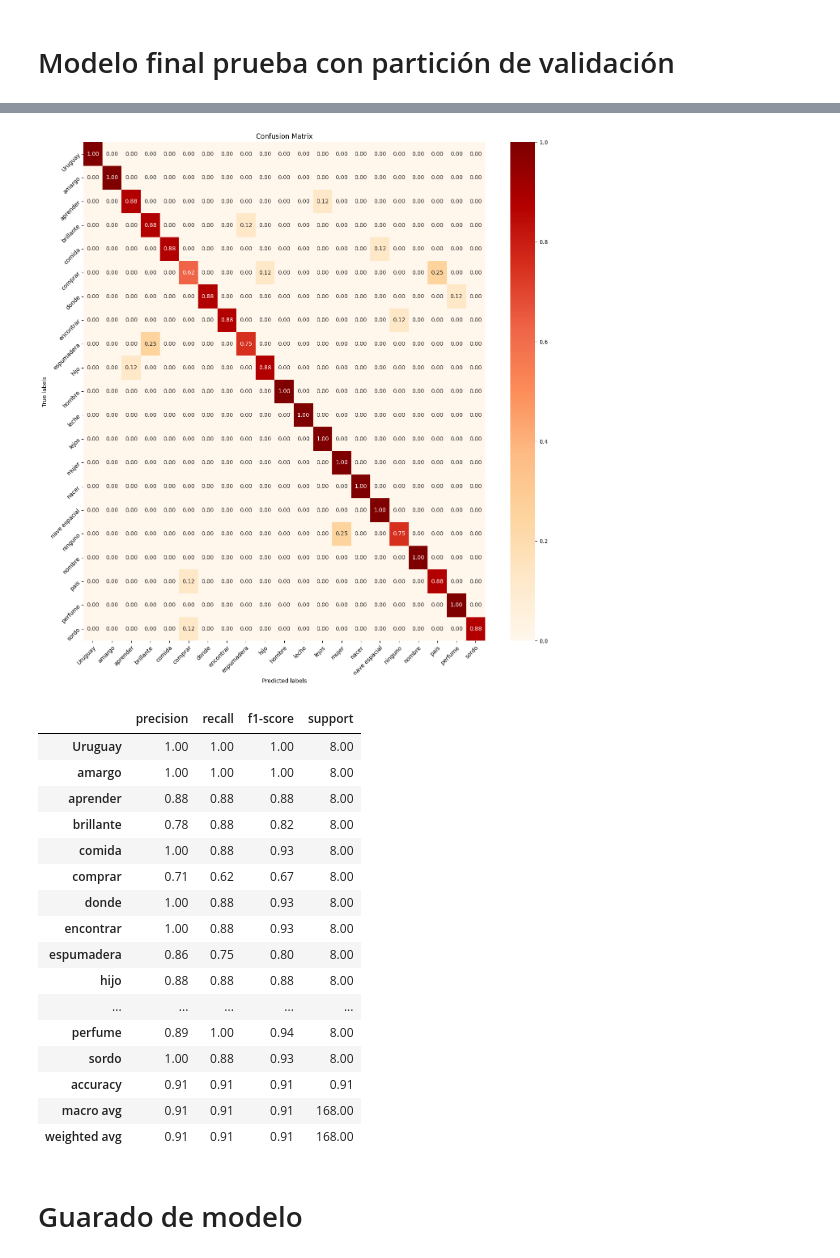
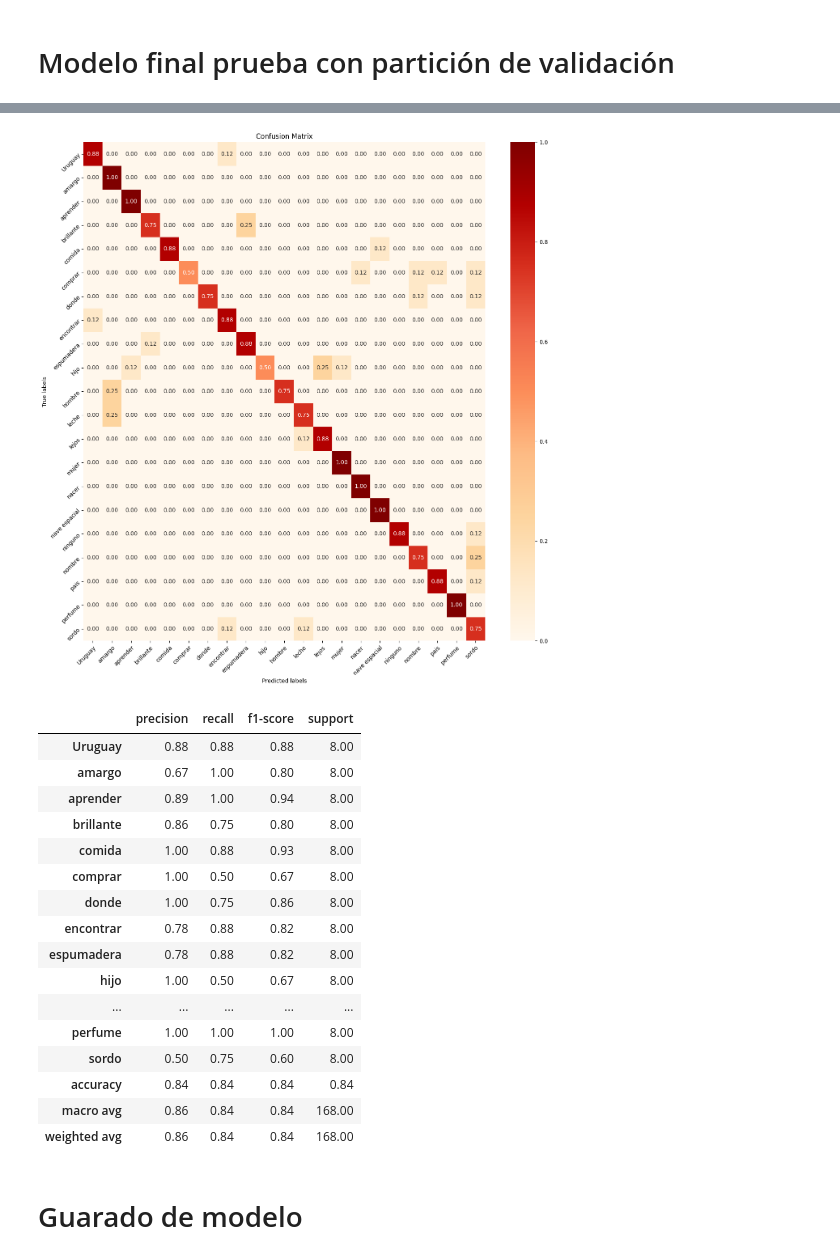
Before and after one commit to facundoRecabarren/Modelos_TesisLSA, a Jupyter notebook: Notebooks/Lengua_Seña_CLF/02_modelado/13_RNN_LSTM.ipynb, the cells around one changed output, grey strips where cells are left out. Cells and saved outputs as stored; diff of their text form; code cells hidden in the pictures.

Commit message:
se añade 'optimizacion' de notebooks que trabajan sobre RNN (LSTM y GRU)

```diff
--- a/Notebooks/Lengua_Seña_CLF/02_modelado/13_RNN_LSTM.ipynb
+++ b/Notebooks/Lengua_Seña_CLF/02_modelado/13_RNN_LSTM.ipynb
@@ -564,0 +566,29 @@ Wall time: 0 ns
+# %%
+# %%time
+if OPTIMIZAR:
+    param_grid = {
+        'neurons_input': [64, 128, 256],
+        'activation': ['tanh'], #dejo tanh para el uso de la gpu
+        'learning_rate': [0.001, 0.01],
+    }
+
+    opt_model_1 = build_model_for_optimization(param_grid['neurons_input'][0], 'tanh', param_grid['learning_rate'][0])
+    opt_model_1.fit(X_train, to_one_hot_encoding(y_train), epochs=200, callbacks=esLoss)
+
+    opt_model_2 = build_model_for_optimization(param_grid['neurons_input'][1], 'tanh', param_grid['learning_rate'][1])
+    opt_model_2.fit(X_train, to_one_hot_encoding(y_train), epochs=200, callbacks=esLoss)
+
+    opt_model_3 = build_model_for_optimization(param_grid['neurons_input'][2], 'tanh', param_grid['learning_rate'][0])
+    opt_model_3.fit(X_train, to_one_hot_encoding(y_train), epochs=200, callbacks=esLoss)
+
+    opt_model_4 = build_model_for_optimization(param_grid['neurons_input'][0], 'tanh', param_grid['learning_rate'][1])
+    opt_model_4.fit(X_train, to_one_hot_encoding(y_train), epochs=200, callbacks=esLoss)
+
+    opt_model_5 = build_model_for_optimization(param_grid['neurons_input'][1], 'tanh', param_grid['learning_rate'][0])
+    opt_model_5.fit(X_train, to_one_hot_encoding(y_train), epochs=200, callbacks=esLoss)
+
+    opt_model_6 = build_model_for_optimization(param_grid['neurons_input'][2], 'tanh', param_grid['learning_rate'][1])
+    opt_model_6.fit(X_train, to_one_hot_encoding(y_train), epochs=200, callbacks=esLoss)
+
+    # Imprimir los mejores hiperparámetros encontrados
+    print("Mejores hiperparámetros encontrados:")
@@ -596,9 +744,3 @@ Término de regularización L1 (Lasso) aplicado a los pesos de los nodos del ár
 Término de regularización L2 (Ridge) aplicado a los pesos de los nodos del árbol. Un valor más alto impone una mayor regularización.
 # %% [markdown]
 ## Probamos mejores hiperparametros
-# %%
-if not best_params:
-    best_params = {'subsample': 0.7, 'reg_lambda': 0.0, 'reg_alpha': 0.1, 'n_estimators': 400, 'min_child_weight': 4, 'max_depth': 5, 'learning_rate': 0.2, 'colsample_bytree': 0.7}
-
-modelxgb_opt = xgb.XGBClassifier(**best_params)
-modelxgb_opt.fit(X_train,y_train)
@@ -627,0 +747,8 @@ test_xgb
+# %%
+# Los parametros enviados a build_model_for_optimization(), son los que llevaron al mejor valor en las tablas de la celda anterior
+model_LSTM_opt = build_model_for_optimization(param_grid['neurons_input'][1], 'tanh', param_grid['learning_rate'][0])
+one_hot_encoded_y = to_one_hot_encoding(y_train)
+model_LSTM_opt.fit(X_train,
+                   one_hot_encoded_y,
+                   epochs = 300,
+                   callbacks=esLoss)
@@ -666,28 +823,28 @@ test_xgb
 # %%
-plot_matrix_confusion(X_valid,y_valid,le,modelxgb_opt)
+plot_matrix_confusion(X_valid, y_valid, le, model_LSTM_opt)
 # %% [output]
-[figure, old version]
+[figure, new version]
 # %%
-y_pred = modelxgb_opt.predict(X_valid)
+y_pred = [np.argmax(i) for i in model_LSTM_opt.predict(X_valid)]
 reporting_table(y_valid,y_pred,le)
 # %% [output]
 |  | precision | recall | f1-score | support |
-| Uruguay | 1.00 | 1.00 | 1.00 | 8.00 |
-| amargo | 1.00 | 1.00 | 1.00 | 8.00 |
-| aprender | 0.88 | 0.88 | 0.88 | 8.00 |
-| brillante | 0.78 | 0.88 | 0.82 | 8.00 |
+| Uruguay | 0.88 | 0.88 | 0.88 | 8.00 |
+| amargo | 0.67 | 1.00 | 0.80 | 8.00 |
+| aprender | 0.89 | 1.00 | 0.94 | 8.00 |
+| brillante | 0.86 | 0.75 | 0.80 | 8.00 |
 | comida | 1.00 | 0.88 | 0.93 | 8.00 |
-| comprar | 0.71 | 0.62 | 0.67 | 8.00 |
-| donde | 1.00 | 0.88 | 0.93 | 8.00 |
-| encontrar | 1.00 | 0.88 | 0.93 | 8.00 |
-| espumadera | 0.86 | 0.75 | 0.80 | 8.00 |
-| hijo | 0.88 | 0.88 | 0.88 | 8.00 |
+| comprar | 1.00 | 0.50 | 0.67 | 8.00 |
+| donde | 1.00 | 0.75 | 0.86 | 8.00 |
+| encontrar | 0.78 | 0.88 | 0.82 | 8.00 |
+| espumadera | 0.78 | 0.88 | 0.82 | 8.00 |
+| hijo | 1.00 | 0.50 | 0.67 | 8.00 |
 | ... | ... | ... | ... | ... |
-| perfume | 0.89 | 1.00 | 0.94 | 8.00 |
-| sordo | 1.00 | 0.88 | 0.93 | 8.00 |
-| accuracy | 0.91 | 0.91 | 0.91 | 0.91 |
-| macro avg | 0.91 | 0.91 | 0.91 | 168.00 |
-| weighted avg | 0.91 | 0.91 | 0.91 | 168.00 |
+| perfume | 1.00 | 1.00 | 1.00 | 8.00 |
+| sordo | 0.50 | 0.75 | 0.60 | 8.00 |
+| accuracy | 0.84 | 0.84 | 0.84 | 0.84 |
+| macro avg | 0.86 | 0.84 | 0.84 | 168.00 |
+| weighted avg | 0.86 | 0.84 | 0.84 | 168.00 |
 # %% [markdown]
 # Guarado de modelo
 # %%
```
Also changed, not shown: parts of 27 cells of this notebook.
